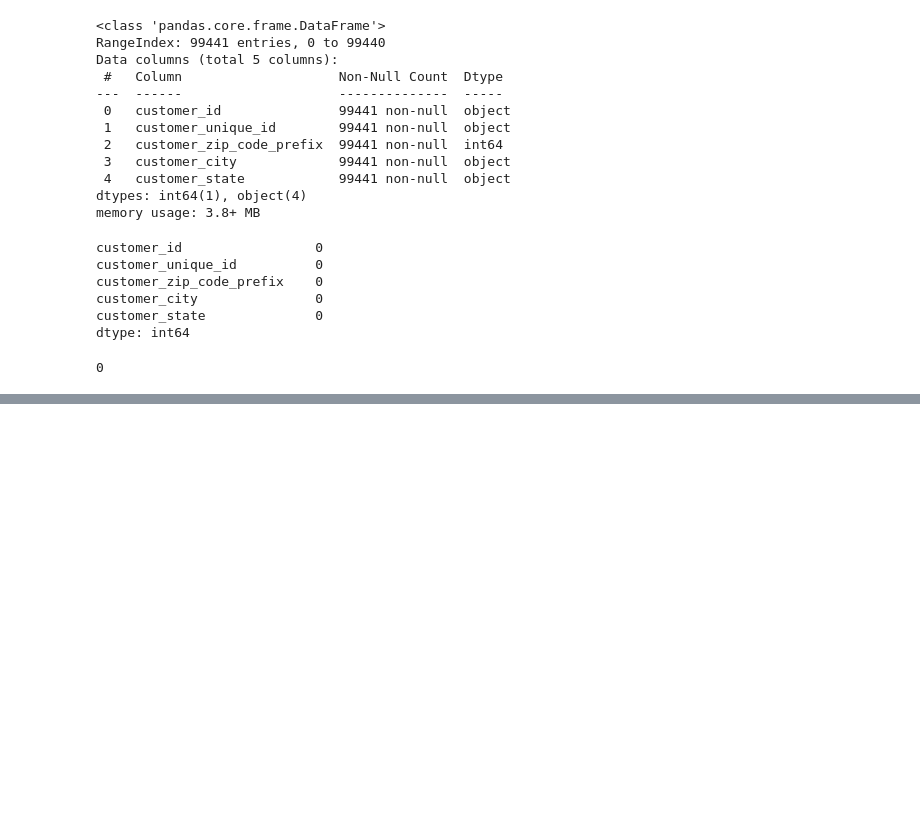
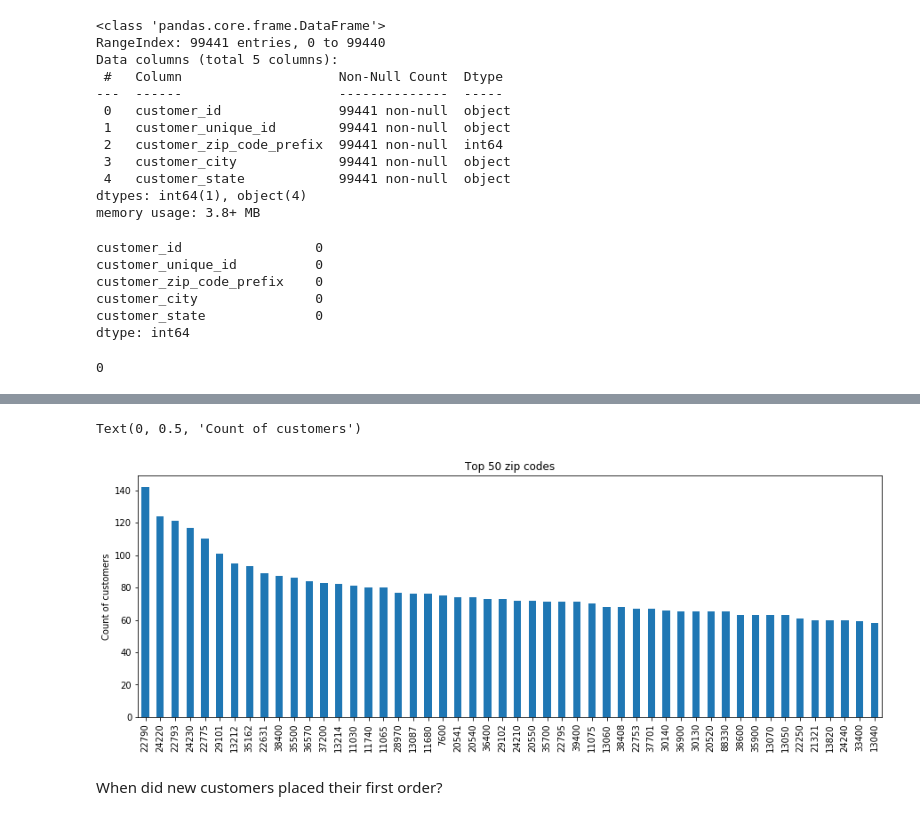
Before and after one commit to Hummelt/Capstone-Project, a Jupyter notebook: 1 - Customer Segmentation/customer_segmentation.ipynb, the cells around one changed output, grey strips where cells are left out. Drawn from its saved outputs; the diff is of its cells as text; code cells hidden in the pictures; blank space fills up the shorter version.

```diff
--- a/1 - Customer Segmentation/customer_segmentation.ipynb
+++ b/1 - Customer Segmentation/customer_segmentation.ipynb
@@ -176,0 +366,17 @@ df_customer.duplicated().sum()
+# %%
+# Top 50 zip codes
+(
+    df_customer['customer_zip_code_prefix']
+    .value_counts()
+    .sort_values(ascending=False)
+    .head(50)
+    .plot(kind='bar', figsize=(15, 5))
+    )
+
+plt.title('Top 50 zip codes')
+plt.ylabel('Count of customers');
+# %% [output]
+Text(0, 0.5, 'Count of customers')
+[figure, added]
+# %% [markdown]
+When did new customers placed their first order?
```
Also changed, not shown: parts of 74 cells of this notebook, 1 other file.
